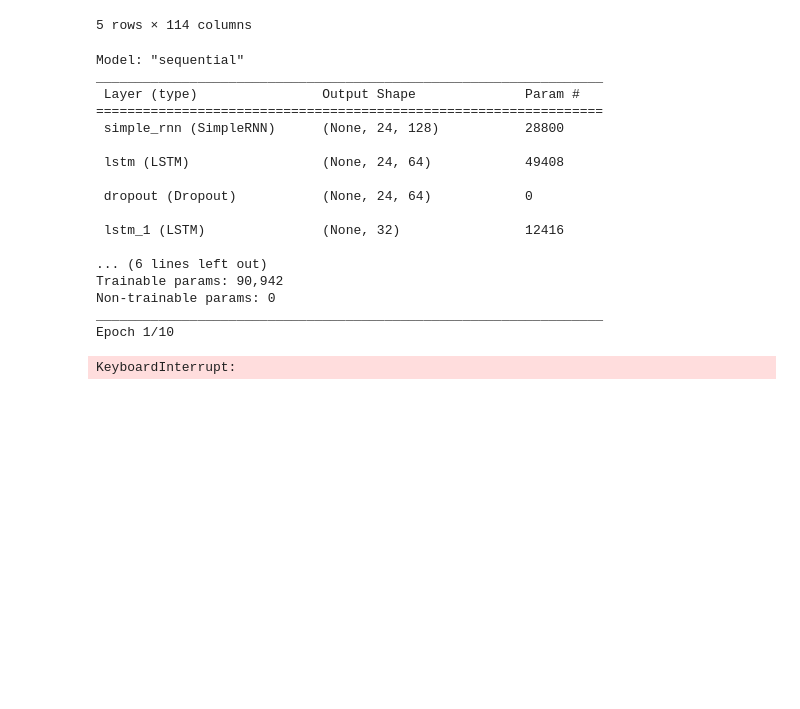
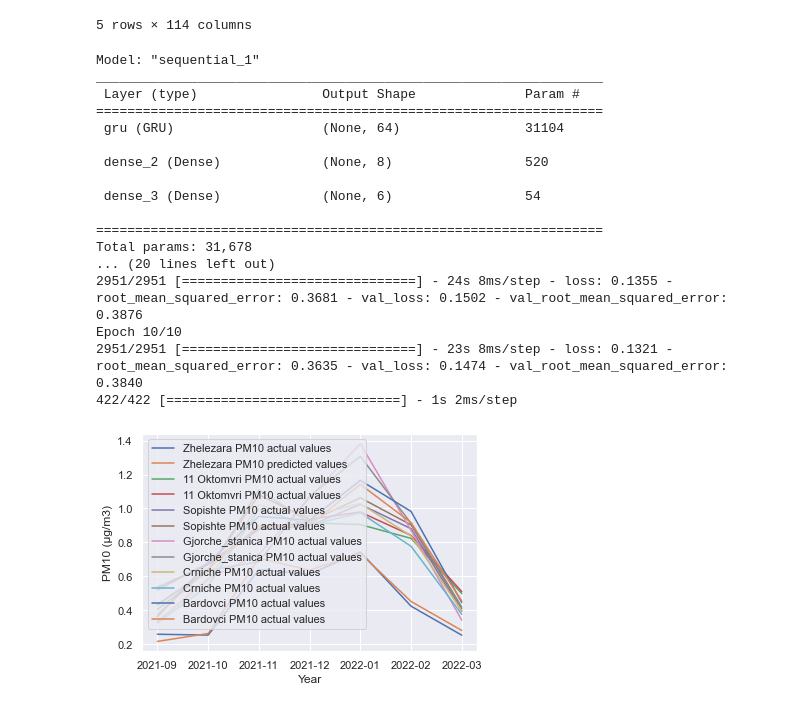
Before and after one commit to kmartin62/modeliranje-fuziranje, a Jupyter notebook: Predict all PM10_6_hours.ipynb, the cells around one changed output. Saved outputs shown, nothing was run; the diff lists cells and outputs as text; code cells hidden in the pictures; blank space fills up the shorter version.

```diff
--- a/Predict all PM10_6_hours.ipynb
+++ b/Predict all PM10_6_hours.ipynb
@@ -513,37 +513,36 @@ output_size = 6
 # %%
 model = Sequential()
 model.add(InputLayer(input_size))
-model.add(SimpleRNN(128, return_sequences=True))
-model.add(LSTM(64, return_sequences=True))
-model.add(Dropout(.2))
-model.add(LSTM(32))
+model.add(GRU(64))
 model.add(Dense(8, 'sigmoid'))
 model.add(Dense(output_size, 'linear'))
 
-model.compile(loss=MeanSquaredError(), optimizer=Adam(learning_rate=0.001), metrics=[RootMeanSquaredError()])
+model.compile(loss=MeanSquaredError(), optimizer=Adam(learning_rate=0.0001), metrics=[RootMeanSquaredError()])
 
 model.summary()
 
 model.fit(X_train, y_train, validation_data=(X_val, y_val), epochs=10)
+
+plot_predictions(model, X_test, y_test, y_test_df)
 # %% [output]
-Model: "sequential"
+Model: "sequential_1"
 _________________________________________________________________
  Layer (type)                Output Shape              Param #
 =================================================================
- simple_rnn (SimpleRNN)      (None, 24, 128)           28800
+ gru (GRU)                   (None, 64)                31104
 
- lstm (LSTM)                 (None, 24, 64)            49408
+ dense_2 (Dense)             (None, 8)                 520
 
- dropout (Dropout)           (None, 24, 64)            0
+ dense_3 (Dense)             (None, 6)                 54
 
- lstm_1 (LSTM)               (None, 32)                12416
-
-... (6 lines left out)
-Trainable params: 90,942
-Non-trainable params: 0
-_________________________________________________________________
-Epoch 1/10
+=================================================================
+Total params: 31,678
+... (20 lines left out)
+2951/2951 [==============================] - 24s 8ms/step - loss: 0.1355 - root_mean_squared_error: 0.3681 - val_loss: 0.1502 - val_root_mean_squared_error: 0.3876
+Epoch 10/10
+2951/2951 [==============================] - 23s 8ms/step - loss: 0.1321 - root_mean_squared_error: 0.3635 - val_loss: 0.1474 - val_root_mean_squared_error: 0.3840
+422/422 [==============================] - 1s 2ms/step
-KeyboardInterrupt:
+[figure, added]
 # %%
 plt.figure(figsize=(20, 20))
 
```
Also changed, not shown: parts of 7 cells of this notebook, 1 other file.
